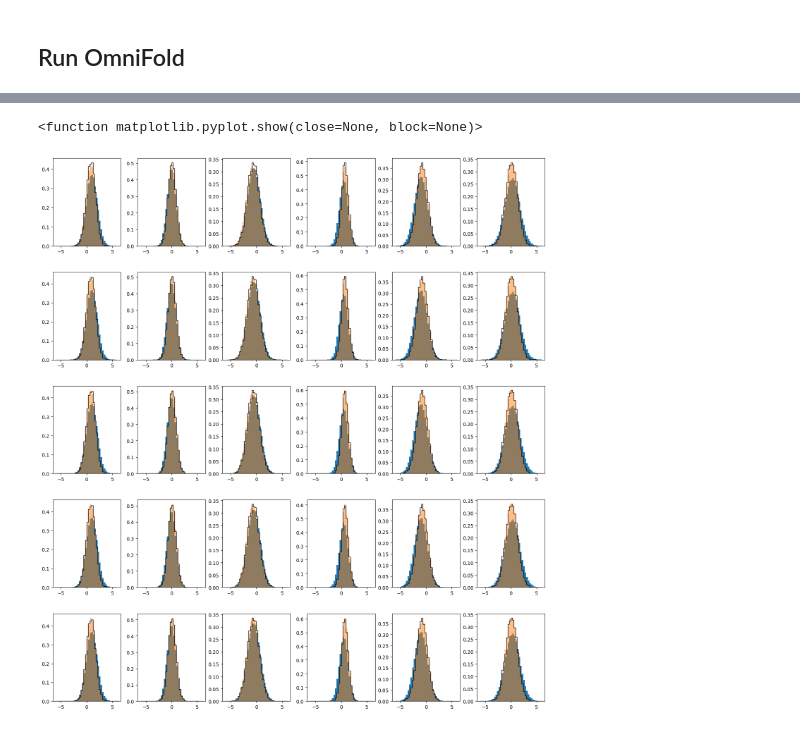
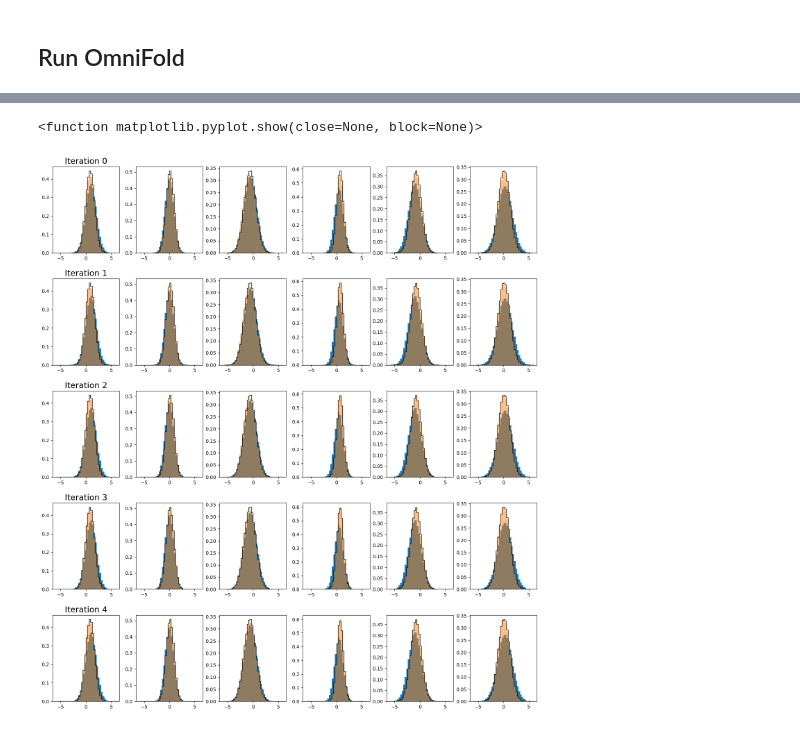
Before and after one commit to krishdesai7/unbinned-inference-paper, a Jupyter notebook: run-nn-study-nd.ipynb, the cells around one changed output, grey strips where cells are left out. Drawn from its saved outputs; the diff is of its cells as text; code cells hidden in the pictures.

```diff
--- a/run-nn-study-nd.ipynb
+++ b/run-nn-study-nd.ipynb
@@ -1239,0 +1518,20 @@ plt.show
+# %%
+if ndim==1 :
+
+    fig,ax = plt.subplots( 1, 2, figsize=(2*6,6))
+
+    hbins=200
+
+    hpw,xe,ye,_ = ax[0].hist2d( mc_pts[:,0], push_weights[-1,:],
+                          bins=[hbins,hbins], range=([-4.5,4.5],[0.,1.5]) )
+
+    hcw,_,_,_ = ax[1].hist2d( mc_pts[:,0], calc_weight,
+                          bins=[hbins,hbins], range=([-4.5,4.5],[0.,1.5]) )
+
+    ax[0].plot([0,0],[0,1.5])
+    ax[0].plot([-4.5,4.5],[1,1])
+
+    ax[1].plot([0,0],[0,1.5])
+    ax[1].plot([-4.5,4.5],[1,1])
+
+    plt.show
@@ -1254,4 +1572,5 @@ plt.show
 # %%
+
 
 fig,ax = plt.subplots( of_niter, ndim, figsize=(18,4*of_niter))
 
@@ -1266,47 +1585,54 @@ lfontsize = 17
 
 plt.subplots_adjust( hspace=0.30)
 plt.subplots_adjust( wspace=0.25)
 
 do_renorm = True
 
 
 for ofi in range(0,of_niter) :
 
     if do_renorm :
 
         for di in range(ndim) :
 
-            if ndim == 1 :
-                axi = ax[ofi]
+            if ndim > 1 :
+                thisax = ax[ofi][di]
             else :
-                axi = ax[ofi][di]
+                thisax = ax[ofi]
 
-            axi.hist( mc_det_pts[:,di], bins=hbins, density=True, range=[hmin,hmax], label='mc particle' )
-            det_hist_data_mc_ofweighted[ofi,di],_,_ = axi.hist( mc_det_pts[:,di], weights=push_weights[ofi], bins=hbins, density=True, range=[hmin,hmax], label='OF weighted particle', alpha=0.5 )
-            det_hist_data_truth[ofi,di],_,_ =         axi.hist( true_det_pts[:,di], bins=hbins, density=True, range=[hmin,hmax], label='true particle', histtype='step', color='black' )
-
+            thisax.hist( mc_det_pts[:,di], bins=hbins, density=True, range=[hmin,hmax], label='mc particle' )
+            det_hist_data_mc_ofweighted[ofi,di],_,_ = thisax.hist( mc_det_pts[:,di], weights=push_weights[ofi], bins=hbins, density=True, range=[hmin,hmax], label='OF weighted particle', alpha=0.5 )
+            det_hist_data_truth[ofi,di],_,_ =         thisax.hist( true_det_pts10x[:,di], weights=true_pts10x_weights, bins=hbins, density=True, range=[hmin,hmax], label='true particle', histtype='step', color='black' )
 
     else :
 
         for di in range(ndim) :
 
-            if ndim == 1 :
-                axi = ax[ofi]
+            if ndim > 1 :
+                thisax = ax[ofi][di]
             else :
-                axi = ax[ofi][di]
+                thisax = ax[ofi]
 
-
-            det_hist_data_mc_ofweighted[ofi,di],_,_ = axi.hist( mc_det_pts[:,di], weights=push_weights_scaled[ofi], bins=hbins, range=[hmin,hmax], label='OF weighted particle', alpha=0.5 )
-            det_hist_data_truth[ofi,di],_,_ =         axi.hist( true_det_pts[:,di], bins=hbins, range=[hmin,hmax], label='true particle', histtype='step', color='black' )
+            det_hist_data_mc_ofweighted[ofi,di],_,_ = thisax.hist( mc_det_pts[:,di], weights=push_weights_scaled[ofi], bins=hbins, range=[hmin,hmax], label='OF weighted particle', alpha=0.5 )
+            det_hist_data_truth[ofi,di],_,_ =         thisax.hist( true_det_pts10x[:,di], weights=true_pts10x_weights, bins=hbins, range=[hmin,hmax], label='true particle', histtype='step', color='black' )
 
 
 
 
 
+    if ndim > 1 :
+        thisax = ax[ofi][0]
+    else :
+        thisax = ax[ofi]
+
+    thisax.set_title('Iteration %d' % ofi, fontsize=lfontsize )
+
+
+
 plt.show
 # %% [output]
 <function matplotlib.pyplot.show(close=None, block=None)>
-[figure, old version]
+[figure, new version]
 # %%
 det_hist_data_diff = det_hist_data_mc_ofweighted - det_hist_data_truth
 det_hist_data_diff2 = det_hist_data_diff * det_hist_data_diff
```
Also changed, not shown: parts of 48 cells of this notebook.
